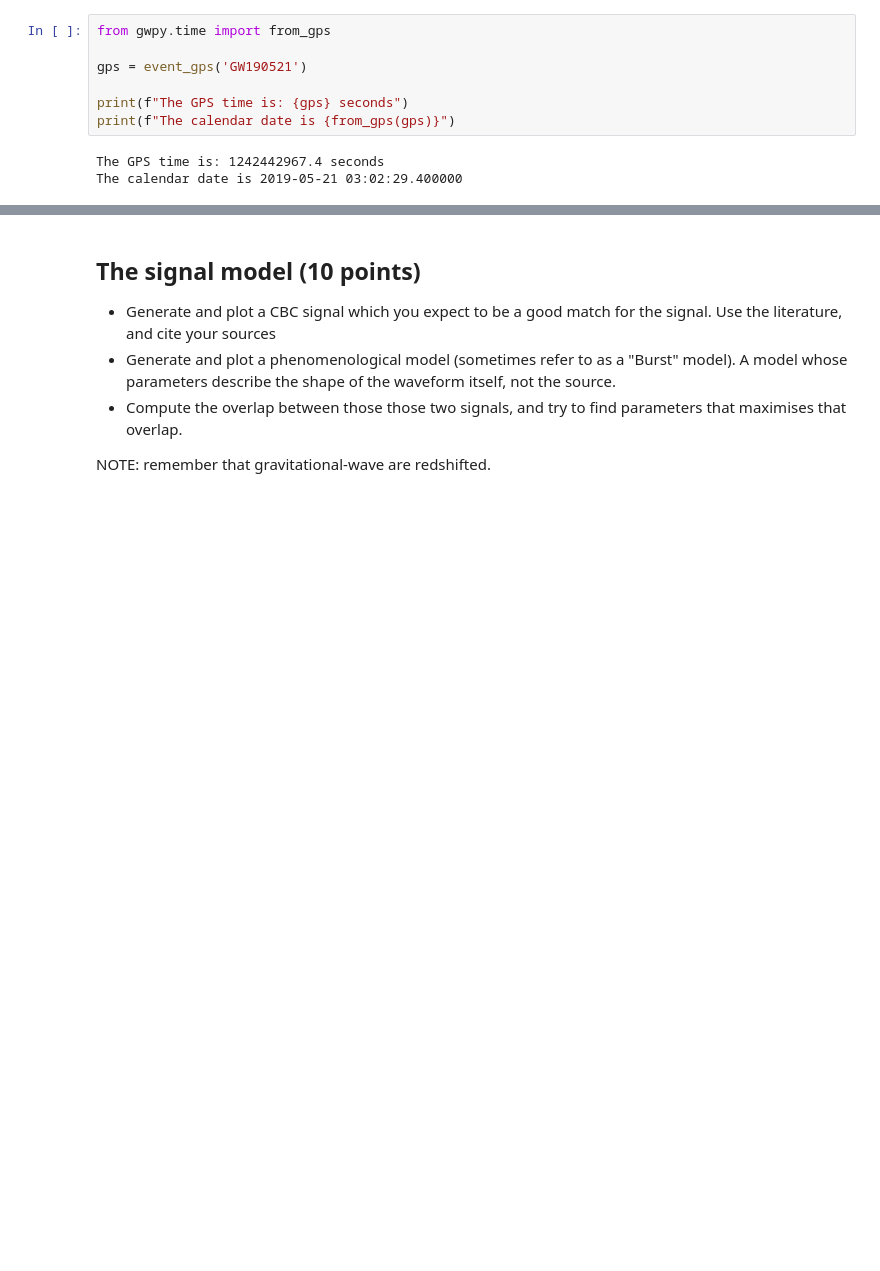
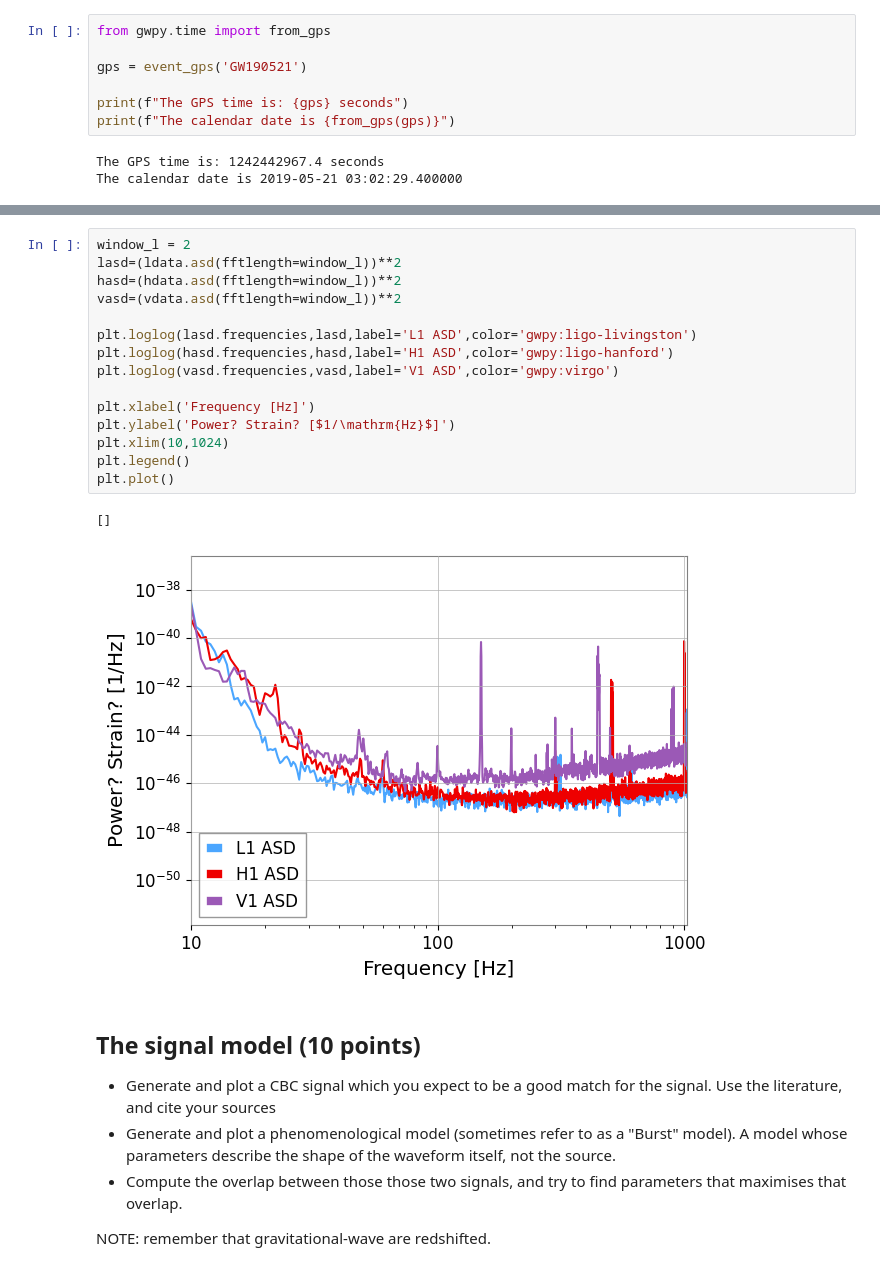
Before and after one commit to Clarke-Jools-36/GWAstro, a Jupyter notebook: final_project.ipynb, the cells around one changed output, grey strips where cells are left out. Cells and saved outputs as stored; diff of their text form; blank space fills up the shorter version.

```diff
--- a/final_project.ipynb
+++ b/final_project.ipynb
@@ -73,3 +73,21 @@ plt.show()
+# %%
+window_l = 2
+lasd=(ldata.asd(fftlength=window_l))**2
+hasd=(hdata.asd(fftlength=window_l))**2
+vasd=(vdata.asd(fftlength=window_l))**2
+
+plt.loglog(lasd.frequencies,lasd,label='L1 ASD',color='gwpy:ligo-livingston')
+plt.loglog(hasd.frequencies,hasd,label='H1 ASD',color='gwpy:ligo-hanford')
+plt.loglog(vasd.frequencies,vasd,label='V1 ASD',color='gwpy:virgo')
+
+plt.xlabel('Frequency [Hz]')
+plt.ylabel('Power? Strain? [$1/\mathrm{Hz}$]')
+plt.xlim(10,1024)
+plt.legend()
+plt.plot()
+# %% [output]
+[]
+[figure, added]
 # %% [markdown]
 ## The signal model (10 points)
 
```
Also changed, not shown: parts of 6 cells of this notebook.
